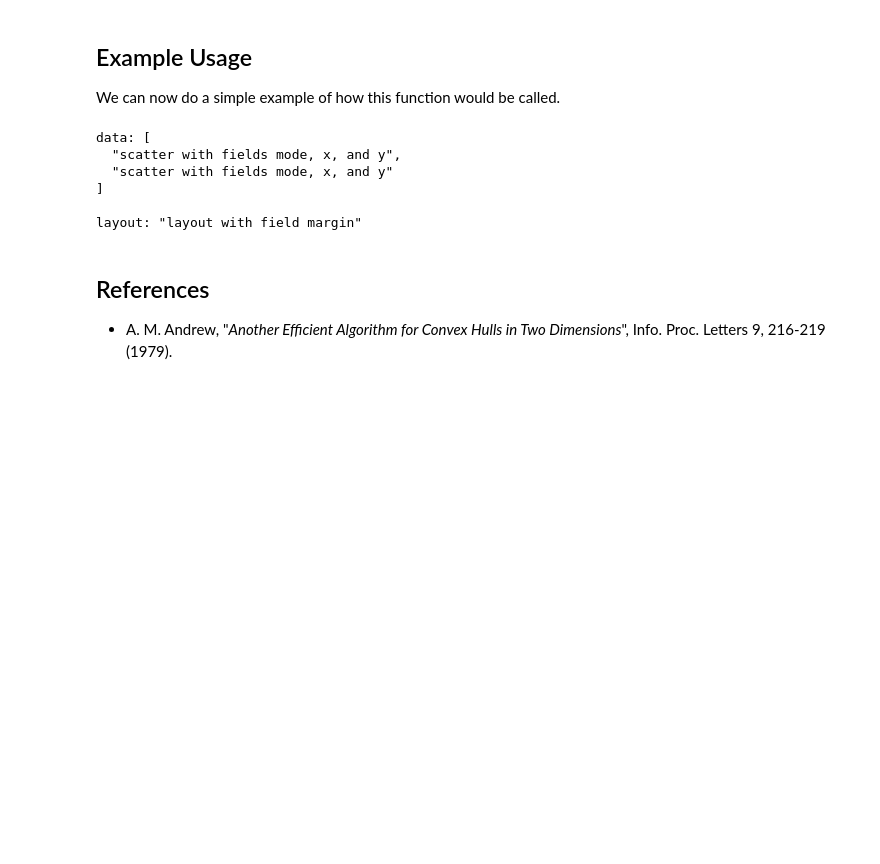
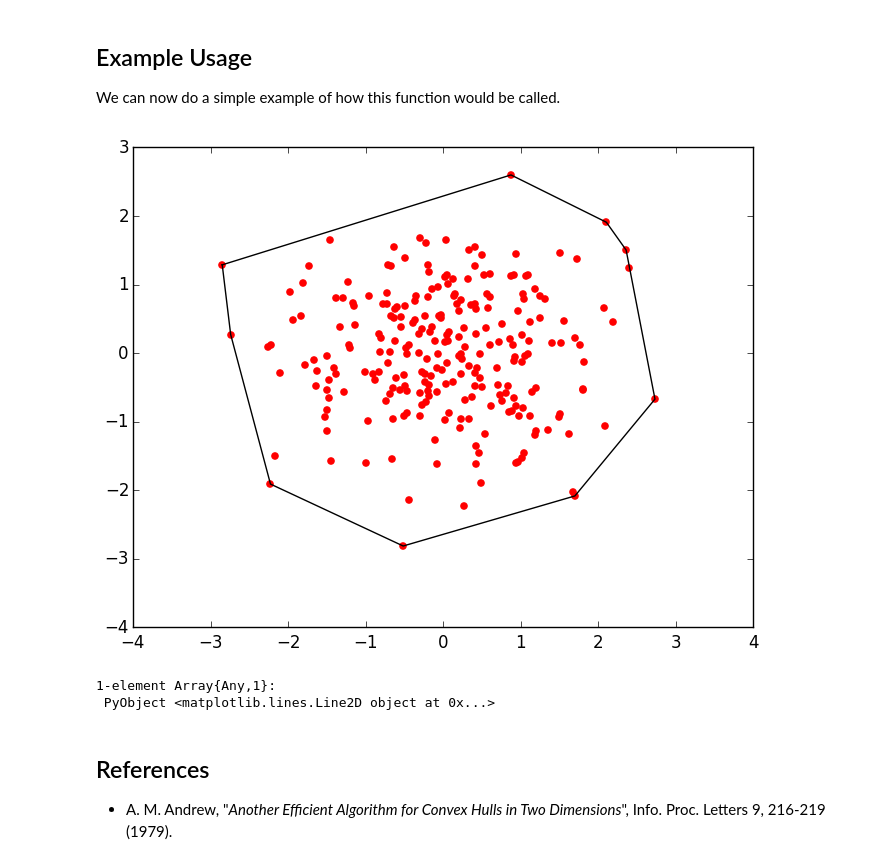
Before and after one commit to cc7768/CHull2d.jl, a Jupyter notebook: Notebook/MonotoneChain.ipynb, the cells around one changed output. Saved outputs shown, nothing was run; the diff lists cells and outputs as text; code cells hidden in the pictures; blank space fills up the shorter version.

```diff
--- a/Notebook/MonotoneChain.ipynb
+++ b/Notebook/MonotoneChain.ipynb
@@ -36,7 +32,7 @@ We now need to split the points into our two categories: $x_L$ and $x_U$. We can
 
 We write a function which splits the points into $x_L$ and $x_U$ below.
 # %%
-function split_xL_xU{T<:Real}(psort::Vector{Point{T}})
+function split_xL_xU{T<:Real}(psort::Vector{Point{2, T}})
     # Allocate space to identify where points belong
     # We make endpoints true because we want them in both sets
     npts = length(psort)
@@ -47,17 +43,19 @@ function split_xL_xU{T<:Real}(psort::Vector{Point{T}})
 
     # Get the endpoints and slope
     pmin = psort[1]; pmax = psort[end]
-    xmin = pmin.x; ymin = pmin.y
-    slope = (pmax.y - pmin.y)/(pmax.x - pmin.x)
+    ls = LineSegment(pmin, pmax)
 
+    # We check whether it is above or below the line between
+    # the points, but could also check whether it was clockwise
+    # or counter-clockwise (above/below seems like less operations)
     # Iterate through all points except endpoints
-    for i=2:npts-1
+    @inbounds for i=2:npts-1
         # Pull out x and y values for ith point
         p_i = psort[i]
-        xi, yi = p_i.x, p_i.y
+        xi, yi = p_i[1], p_i[2]
 
         # Compute where y on line would be
-        yi_line = ymin +  slope*(xi - xmin)
+        yi_line = evaluatey(ls, xi)
 
         if yi_line <= yi
             xL_bool[i] = false
@@ -92,10 +90,10 @@ Notice that this is the same function from the [convex hull notebook](ConvexHull
 
 We can combine the previous steps into this short function which will compute the convex hull using the monotone chain algorithm.
 # %%
-function _monotonechain{T<:Real}(p::Vector{Point{T}})
+function _monotonechain{T<:Real}(p::Vector{Point{2, T}})
 
     # Sort points
-    psort = sort(p)
+    psort = sort!(p)
 
     # Split into upper and lower
     xl, xu = split_xL_xU(psort)
@@ -119,17 +117,14 @@ ep = _monotonechain(p)
 # Add the first point to end to make plot pretty
 push!(ep, ep[1]);
 # %%
-trace1 = scatter(;x=[el.x for el in p], y=[el.y for el in p], mode="markers");
-trace2 = scatter(;x=[el.x for el in ep], y=[el.y for el in ep], mode="lines");
+fig, ax = subplots()
 
-Plot([trace1, trace2])
+ax[:scatter]([el[1] for el in p], [el[2] for el in p], color="r")
+ax[:plot]([el[1] for el in ep], [el[2] for el in ep], color="k")
 # %% [output]
+[figure, added]
-data: [
-  "scatter with fields mode, x, and y",
-  "scatter with fields mode, x, and y"
-]
-
-layout: "layout with field margin"
+1-element Array{Any,1}:
+ PyObject <matplotlib.lines.Line2D object at 0x...>
 # %% [markdown]
 ## References
 
```
Also changed, not shown: parts of 2 cells of this notebook, 3 other files.
